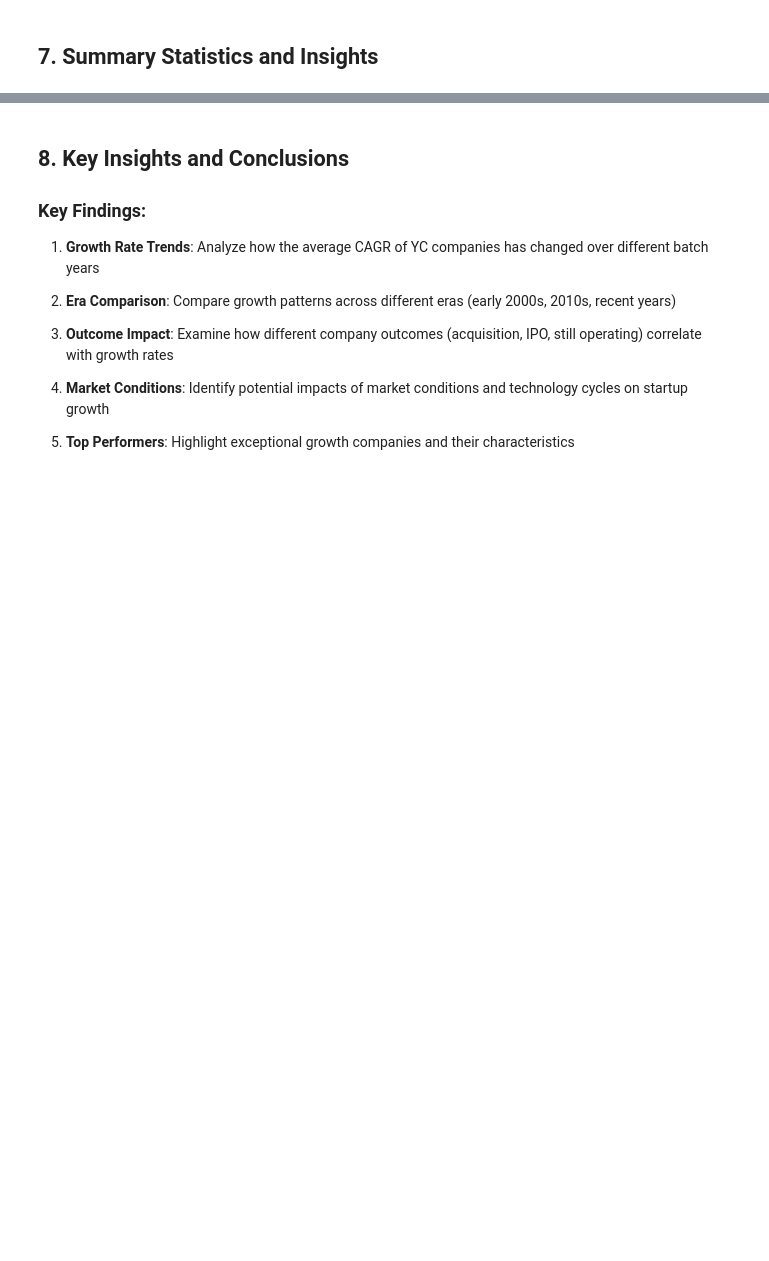
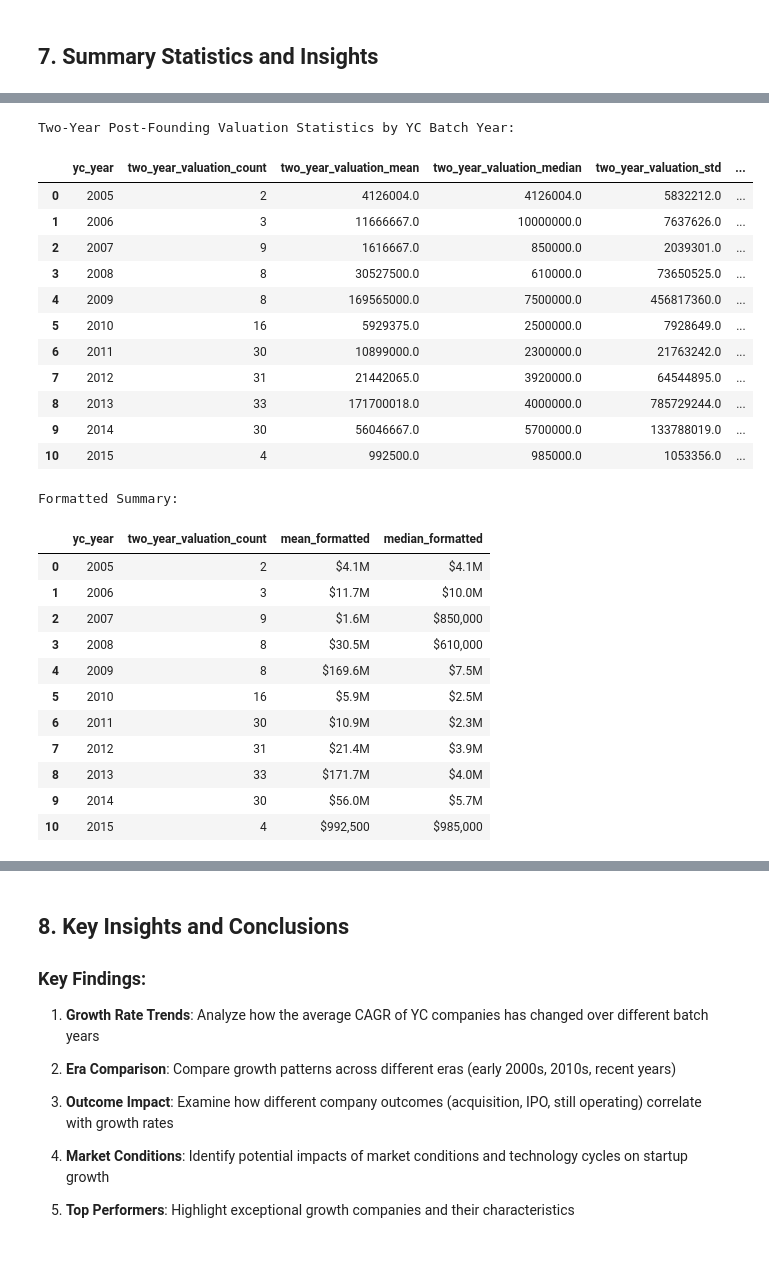
Before and after one commit to Xodarap/yc-growth, a Jupyter notebook: yc_growth_analysis.ipynb, the cells around one changed output, grey strips where cells are left out. Saved outputs shown, nothing was run; the diff lists cells and outputs as text; code cells hidden in the pictures; blank space fills up the shorter version.

```diff
--- a/yc_growth_analysis.ipynb
+++ b/yc_growth_analysis.ipynb
@@ -434,0 +535,50 @@ display(top_total[['company', 'yc_year', 'cagr_formatted', 'total_growth_formatt
+# %%
+# Calculate statistics by YC batch year for two-year valuations
+two_year_stats = two_year_df.groupby('yc_year').agg({
+    'two_year_valuation': ['count', 'mean', 'median', 'std'],
+    'company': 'count'
+}).round(0)
+
+two_year_stats.columns = ['_'.join(col).strip() for col in two_year_stats.columns.values]
+two_year_stats = two_year_stats.reset_index()
+
+print("Two-Year Post-Founding Valuation Statistics by YC Batch Year:")
+display(two_year_stats)
+
+# Format the mean and median for better readability
+two_year_stats['mean_formatted'] = two_year_stats['two_year_valuation_mean'].apply(
+    lambda x: f"${x:,.0f}" if x < 1e6 else f"${x/1e6:.1f}M" if x < 1e9 else f"${x/1e9:.1f}B"
+)
+two_year_stats['median_formatted'] = two_year_stats['two_year_valuation_median'].apply(
+    lambda x: f"${x:,.0f}" if x < 1e6 else f"${x/1e6:.1f}M" if x < 1e9 else f"${x/1e9:.1f}B"
+)
+
+print("\nFormatted Summary:")
+display(two_year_stats[['yc_year', 'two_year_valuation_count', 'mean_formatted', 'median_formatted']])
+# %% [output]
+Two-Year Post-Founding Valuation Statistics by YC Batch Year:
+|  | yc_year | two_year_valuation_count | two_year_valuation_mean | two_year_valuation_median | two_year_valuation_std | ... |
+| 0 | 2005 | 2 | 4126004.0 | 4126004.0 | 5832212.0 | ... |
+| 1 | 2006 | 3 | 11666667.0 | 10000000.0 | 7637626.0 | ... |
+| 2 | 2007 | 9 | 1616667.0 | 850000.0 | 2039301.0 | ... |
+| 3 | 2008 | 8 | 30527500.0 | 610000.0 | 73650525.0 | ... |
+| 4 | 2009 | 8 | 169565000.0 | 7500000.0 | 456817360.0 | ... |
+| 5 | 2010 | 16 | 5929375.0 | 2500000.0 | 7928649.0 | ... |
+| 6 | 2011 | 30 | 10899000.0 | 2300000.0 | 21763242.0 | ... |
+| 7 | 2012 | 31 | 21442065.0 | 3920000.0 | 64544895.0 | ... |
+| 8 | 2013 | 33 | 171700018.0 | 4000000.0 | 785729244.0 | ... |
+| 9 | 2014 | 30 | 56046667.0 | 5700000.0 | 133788019.0 | ... |
+| 10 | 2015 | 4 | 992500.0 | 985000.0 | 1053356.0 | ... |
+Formatted Summary:
+|  | yc_year | two_year_valuation_count | mean_formatted | median_formatted |
+| 0 | 2005 | 2 | $4.1M | $4.1M |
+| 1 | 2006 | 3 | $11.7M | $10.0M |
+| 2 | 2007 | 9 | $1.6M | $850,000 |
+| 3 | 2008 | 8 | $30.5M | $610,000 |
+| 4 | 2009 | 8 | $169.6M | $7.5M |
+| 5 | 2010 | 16 | $5.9M | $2.5M |
+| 6 | 2011 | 30 | $10.9M | $2.3M |
+| 7 | 2012 | 31 | $21.4M | $3.9M |
+| 8 | 2013 | 33 | $171.7M | $4.0M |
+| 9 | 2014 | 30 | $56.0M | $5.7M |
+| 10 | 2015 | 4 | $992,500 | $985,000 |
```
Also changed, not shown: parts of 15 cells of this notebook, 2 other files.
